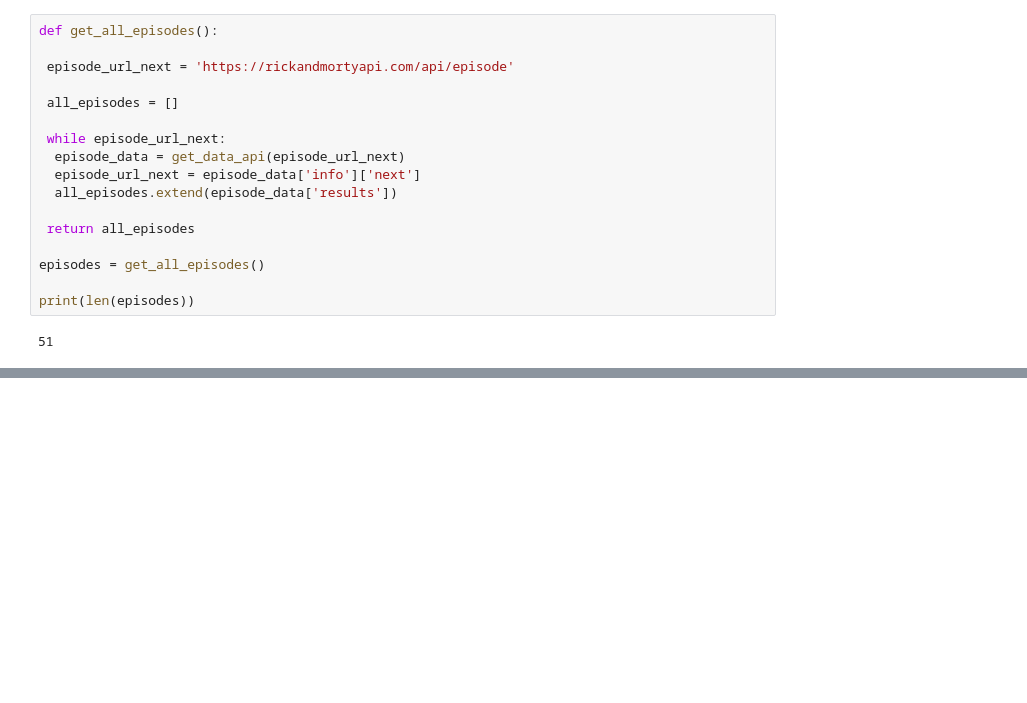
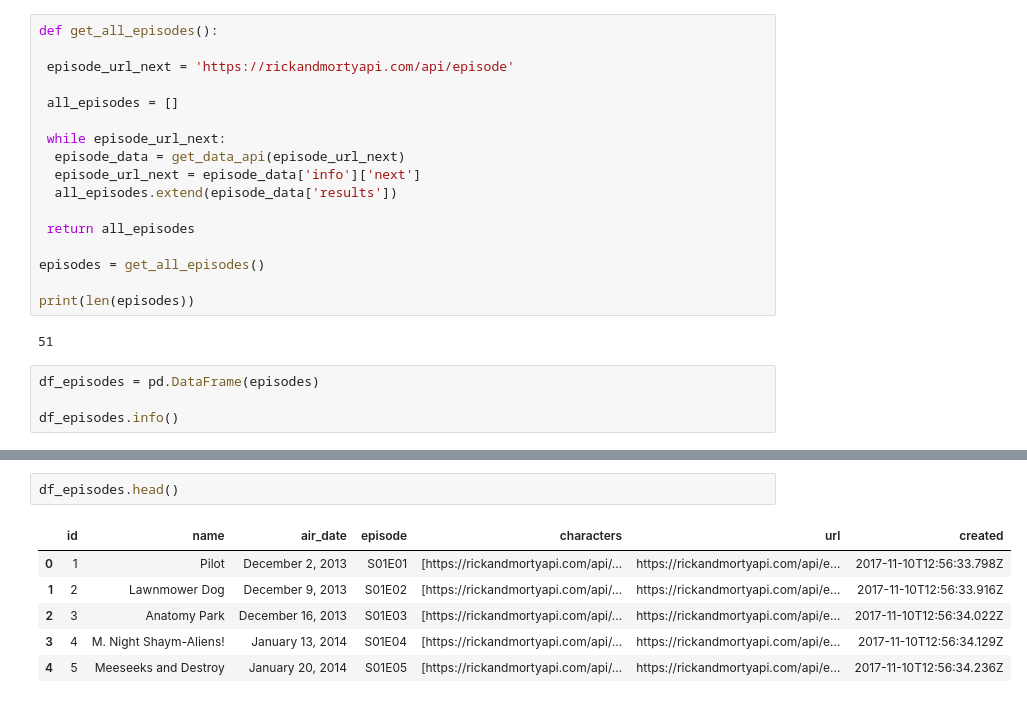
Before and after one commit to LarissaAllves/coder-house-python, a Jupyter notebook: projeto_final/rick-and-morty.ipynb, the cells around one changed output, grey strips where cells are left out. Saved outputs shown, nothing was run; the diff lists cells and outputs as text; blank space fills up the shorter version.

```diff
--- a/projeto_final/rick-and-morty.ipynb
+++ b/projeto_final/rick-and-morty.ipynb
@@ -221,3 +221,7 @@ episodes = get_all_episodes()
 print(len(episodes))
 # %% [output]
 51
+# %%
+df_episodes = pd.DataFrame(episodes)
+
+df_episodes.info()
@@ -223,0 +243,9 @@ print(len(episodes))
+# %%
+df_episodes.head()
+# %% [output]
+|  | id | name | air_date | episode | characters | url | created |
+| 0 | 1 | Pilot | December 2, 2013 | S01E01 | [https://rickandmortyapi.com/api/... | https://rickandmortyapi.com/api/e... | 2017-11-10T12:56:33.798Z |
+| 1 | 2 | Lawnmower Dog | December 9, 2013 | S01E02 | [https://rickandmortyapi.com/api/... | https://rickandmortyapi.com/api/e... | 2017-11-10T12:56:33.916Z |
+| 2 | 3 | Anatomy Park | December 16, 2013 | S01E03 | [https://rickandmortyapi.com/api/... | https://rickandmortyapi.com/api/e... | 2017-11-10T12:56:34.022Z |
+| 3 | 4 | M. Night Shaym-Aliens! | January 13, 2014 | S01E04 | [https://rickandmortyapi.com/api/... | https://rickandmortyapi.com/api/e... | 2017-11-10T12:56:34.129Z |
+| 4 | 5 | Meeseeks and Destroy | January 20, 2014 | S01E05 | [https://rickandmortyapi.com/api/... | https://rickandmortyapi.com/api/e... | 2017-11-10T12:56:34.236Z |
```
Also changed, not shown: parts of 1 cell of this notebook.
